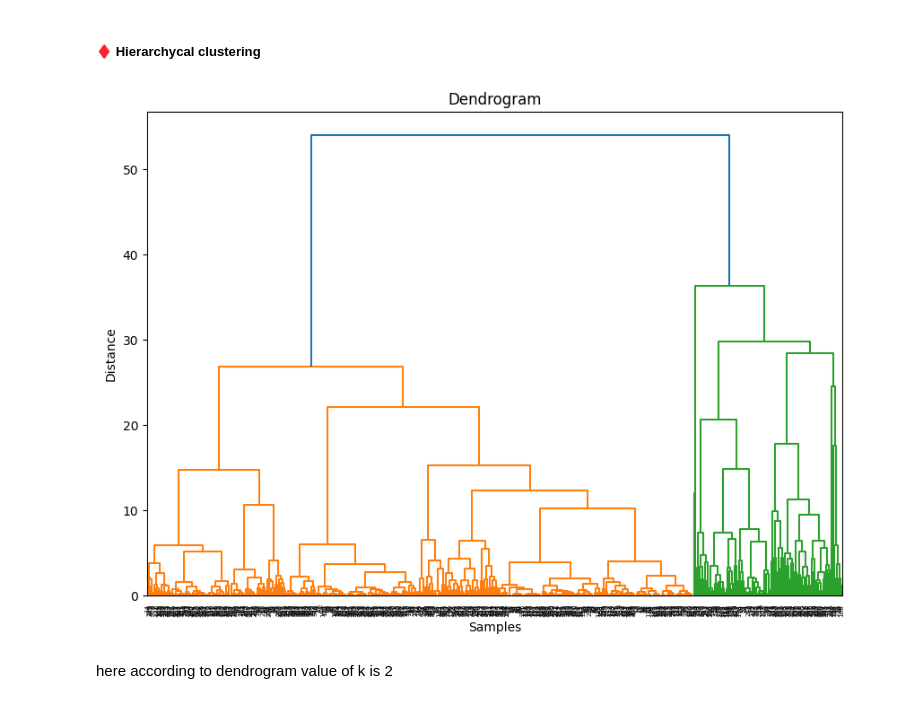
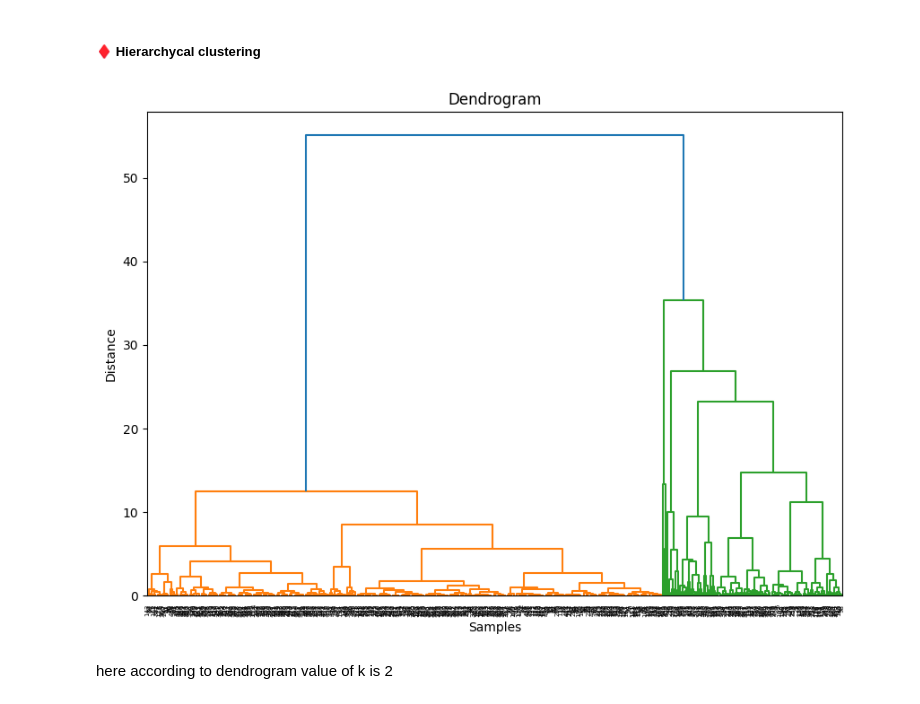
Before and after one commit to jemilnasit/EDA-On-Facebook-Page, a Jupyter notebook: notebook.ipynb, the cells around one changed output. Drawn from its saved outputs; the diff is of its cells as text; code cells hidden in the pictures.

```diff
--- a/notebook.ipynb
+++ b/notebook.ipynb
@@ -300,14 +300,14 @@ plt.scatter(pca_scaled[:, 0], pca_scaled[:, 1])
 # %%
 import scipy.cluster.hierarchy as sc
 
 plt.figure(figsize=(10, 7))
-sc.dendrogram(sc.linkage(x_scaled, method='ward'))
+sc.dendrogram(sc.linkage(pca_scaled, method='ward'))
 plt.title('Dendrogram')
 plt.xlabel('Samples')
 plt.ylabel('Distance')
 plt.show()
 # %% [output]
-[figure, old version]
+[figure, new version]
 # %% [markdown]
 here according to dendrogram value of k is 2
 # %%
```
Also changed, not shown: parts of 1 cell of this notebook, 1 other file.
